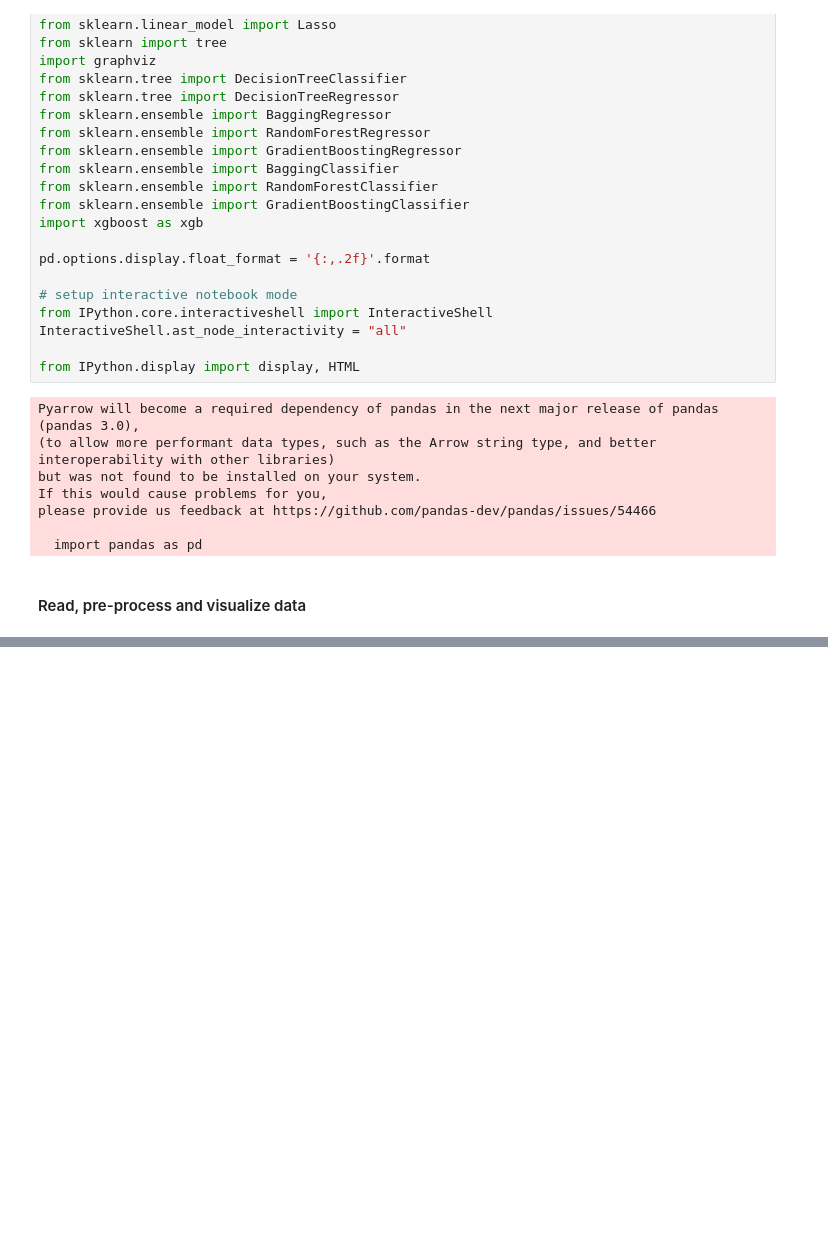
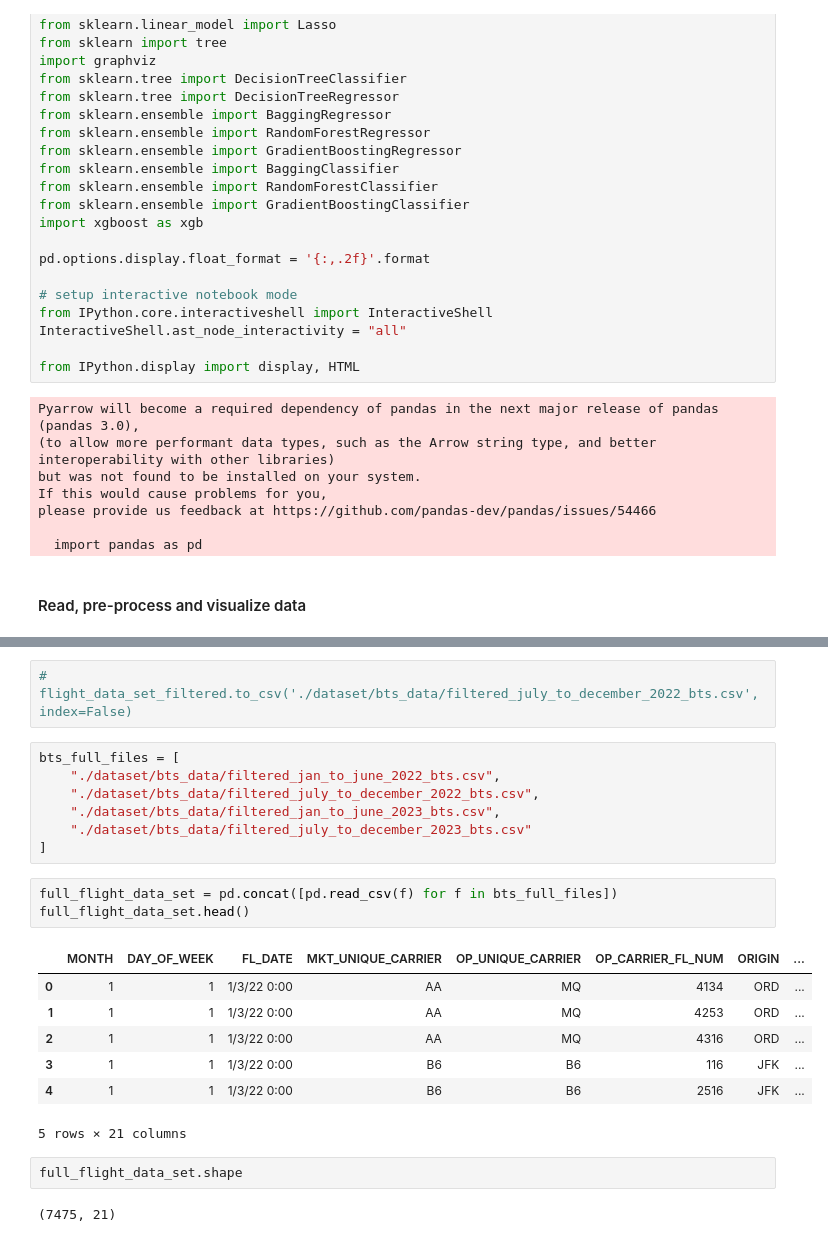
Before and after one commit to pksp99/flight-predictor, a Jupyter notebook: cis663_iml_flight_predictor_spring2024.ipynb, the cells around one changed output, grey strips where cells are left out. Cells and saved outputs as stored; diff of their text form; blank space fills up the shorter version.

```diff
--- a/cis663_iml_flight_predictor_spring2024.ipynb
+++ b/cis663_iml_flight_predictor_spring2024.ipynb
@@ -50,0 +114,24 @@ flight_data_set.head()
+# %%
+# flight_data_set_filtered.to_csv('./dataset/bts_data/filtered_july_to_december_2022_bts.csv', index=False)
+# %%
+bts_full_files = [
+    "./dataset/bts_data/filtered_jan_to_june_2022_bts.csv",
+    "./dataset/bts_data/filtered_july_to_december_2022_bts.csv",
+    "./dataset/bts_data/filtered_jan_to_june_2023_bts.csv",
+    "./dataset/bts_data/filtered_july_to_december_2023_bts.csv"
+]
+# %%
+full_flight_data_set = pd.concat([pd.read_csv(f) for f in bts_full_files])
+full_flight_data_set.head()
+# %% [output]
+|  | MONTH | DAY_OF_WEEK | FL_DATE | MKT_UNIQUE_CARRIER | OP_UNIQUE_CARRIER | OP_CARRIER_FL_NUM | ORIGIN | ... |
+| 0 | 1 | 1 | 1/3/22 0:00 | AA | MQ | 4134 | ORD | ... |
+| 1 | 1 | 1 | 1/3/22 0:00 | AA | MQ | 4253 | ORD | ... |
+| 2 | 1 | 1 | 1/3/22 0:00 | AA | MQ | 4316 | ORD | ... |
+| 3 | 1 | 1 | 1/3/22 0:00 | B6 | B6 | 116 | JFK | ... |
+| 4 | 1 | 1 | 1/3/22 0:00 | B6 | B6 | 2516 | JFK | ... |
+5 rows × 21 columns
+# %%
+full_flight_data_set.shape
+# %% [output]
+(7475, 21)
```
Also changed, not shown: parts of 19 cells of this notebook, 12 other files.
